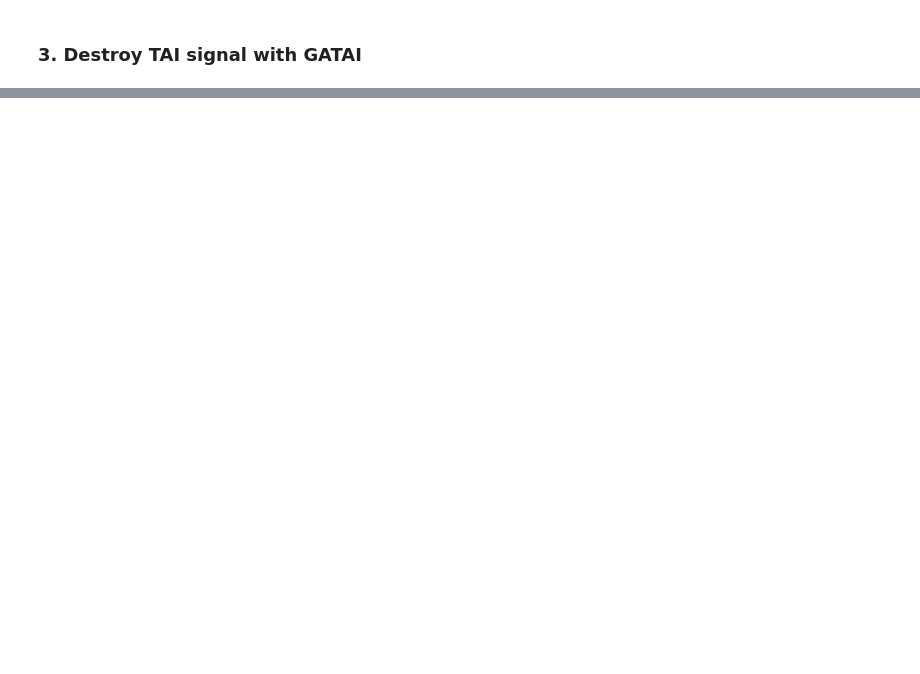
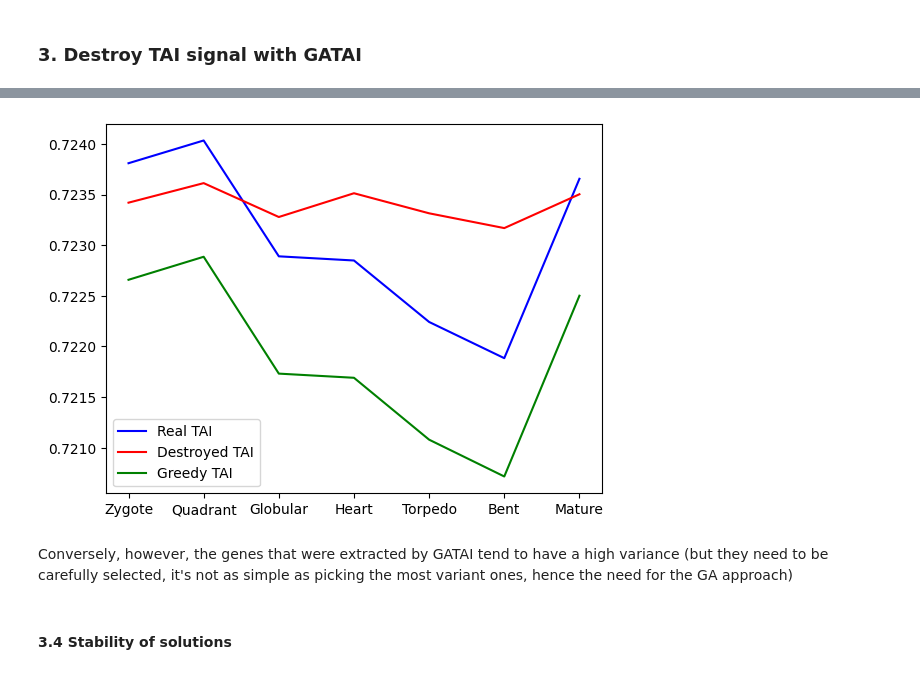
Before and after one commit to nifets-PhD/GATAI-reproduction, a Jupyter notebook: tai_destroyer.ipynb, the cells around one changed output, grey strips where cells are left out. Saved outputs shown, nothing was run; the diff lists cells and outputs as text; code cells hidden in the pictures; blank space fills up the shorter version.

```diff
--- a/tai_destroyer.ipynb
+++ b/tai_destroyer.ipynb
@@ -77,0 +142,3 @@ plt.show()
+# %%
+gene_variances = expression_data.gene_variances.sort_values('Variance')
+gene_variances
@@ -77,0 +159,5 @@ plt.show()
+# %%
+k_top = len(genes)
+
+highest_var_genes = gene_variances.head(k_top)['GeneID'].to_numpy()
+highest_var_genes
@@ -77,0 +182,14 @@ plt.show()
+# %%
+greedy_data = expression_data.remove_genes(highest_var_genes)
+plt.plot(expression_data.tai, label="Real TAI", color="blue")
+plt.plot(new_data.tai, label="Destroyed TAI", color="red")
+plt.plot(greedy_data.tai, label="Greedy TAI", color="green")
+
+plt.legend()
+plt.show()
+# %% [output]
+[figure, added]
+# %% [markdown]
+Conversely, however, the genes that were extracted by GATAI tend to have a high variance (but they need to be carefully selected, it's not as simple as picking the most variant ones, hence the need for the GA approach)
+# %% [markdown]
+#### 3.4 Stability of solutions
```
Also changed, not shown: parts of 15 cells of this notebook, 1 other file.
